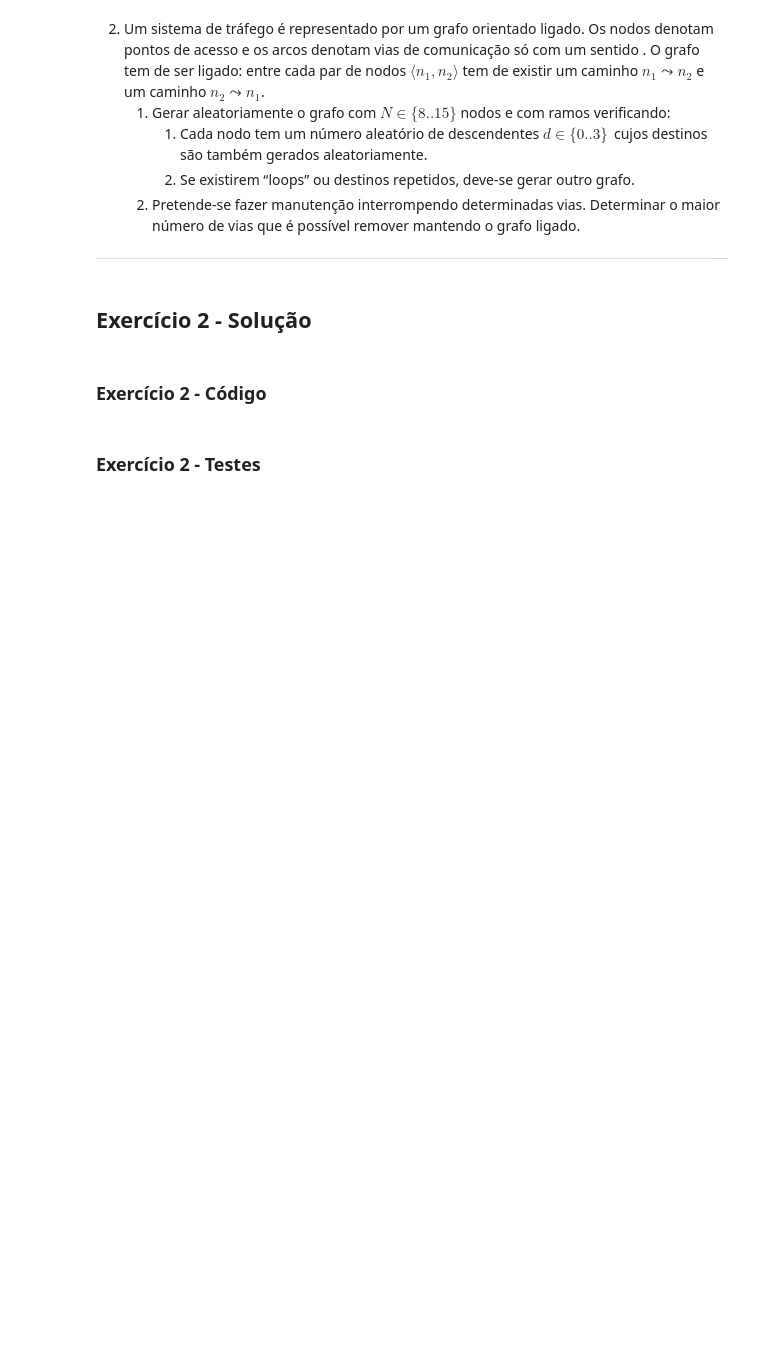
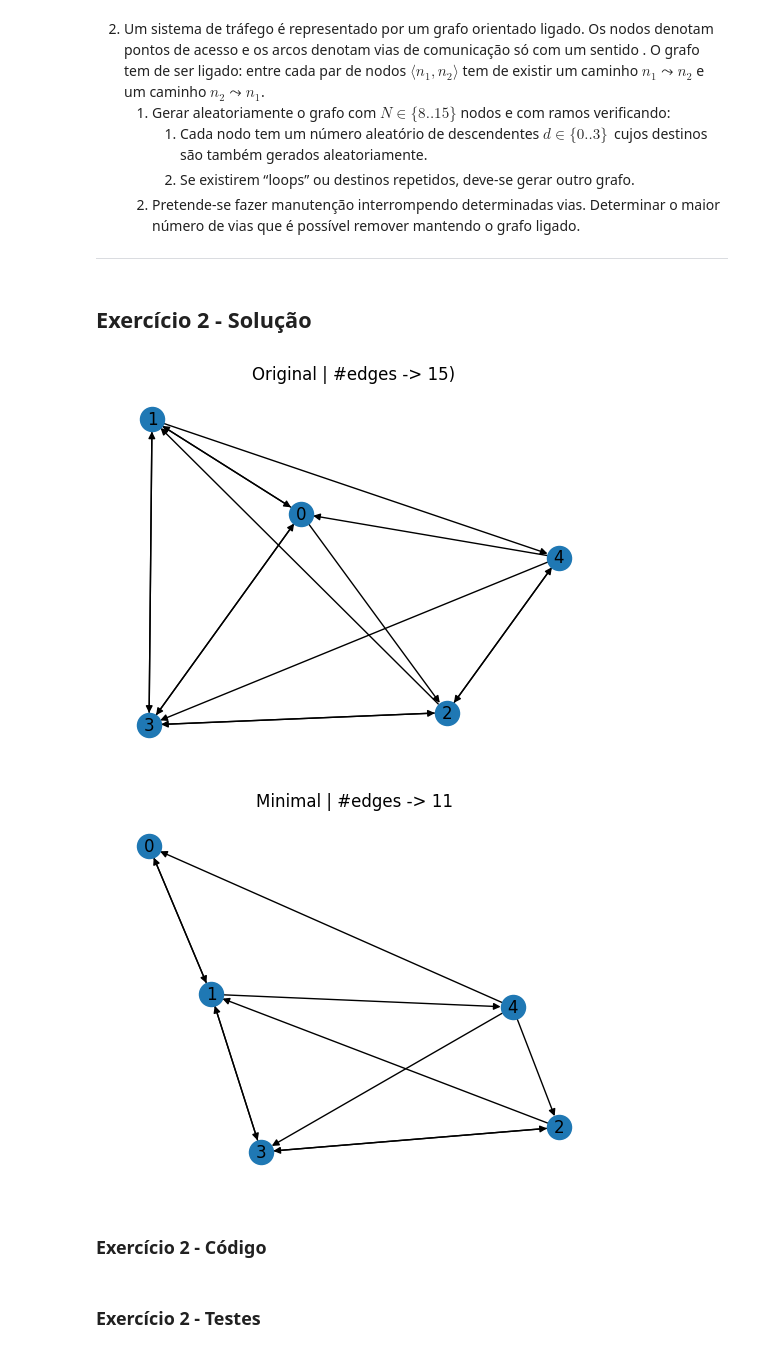
Before and after one commit to greybrunix/LC_PROJ, a Jupyter notebook: TP1/TP1.Exercise2.ipynb, the cells around one changed output. Saved outputs shown, nothing was run; the diff lists cells and outputs as text; code cells hidden in the pictures; blank space fills up the shorter version.

Commit message:
solution v1

```diff
--- a/TP1/TP1.Exercise2.ipynb
+++ b/TP1/TP1.Exercise2.ipynb
@@ -18,6 +18,67 @@ Lógica Computacional TP1.Exercício2
 ---
 # %% [markdown]
 ## Exercício 2 - Solução
+# %%
+from ortools.linear_solver import pywraplp
+import networkx as nx
+import random
+
+# Create an empty directed graph with 10 nodes
+N = 5
+G = nx.DiGraph()
+G.add_nodes_from(range(N))
+
+# Randomly add edges while ensuring strong connectivity and at most 3 neighbors per node
+max_neighbors = 3
+nodes = list(G.nodes())
+for node in nodes:
+    neighbors = set(G.neighbors(node))
+    while len(neighbors) < max_neighbors:
+        target_node = random.choice(nodes)
+        if target_node != node and target_node not in neighbors:
+            G.add_edge(node, target_node)
+            neighbors.add(target_node)
+
+solver = pywraplp.Solver.CreateSolver('SCIP')
+
+edge_vars = {}
+
+for u, v in G.edges():
+    edge_vars[u, v] = solver.IntVar(0, 1, f'edge_{u}_{v}')
+
+objective = solver.Objective()
+
+for u, v in edge_vars:
+    objective.SetCoefficient(edge_vars[u, v], -1)
+
+objective.SetMaximization()
+
+for u, v in edge_vars:
+    const = solver.Constraint(1, solver.infinity())
+    for i in G.nodes():
+        if (i, v) in edge_vars:
+            const.SetCoefficient(edge_vars[i, v], 1)
+        if (u, i) in edge_vars:
+            const.SetCoefficient(edge_vars[u, i], 1)
+
+s = solver.Solve()
+
+import matplotlib.pyplot as plt
+pos = nx.spring_layout(G)
+plt.title(f'Original | #edges -> {len(edge_vars)})')
+nx.draw(G, pos, with_labels=True, node_size=300)
+plt.show()
+
+for u, v in edge_vars:
+    if edge_vars[u, v].solution_value() == 1:
+        G.remove_edge(u, v)
+plt.title(f'Minimal | #edges -> {len(G.edges())}')
+pos = nx.spring_layout(G)
+nx.draw(G, pos, with_labels=True, node_size=300)
+plt.show()
+# %% [output]
+[figure, added]
+[figure, added]
 # %% [markdown]
 ### Exercício 2 - Código
 # %% [markdown]
```
